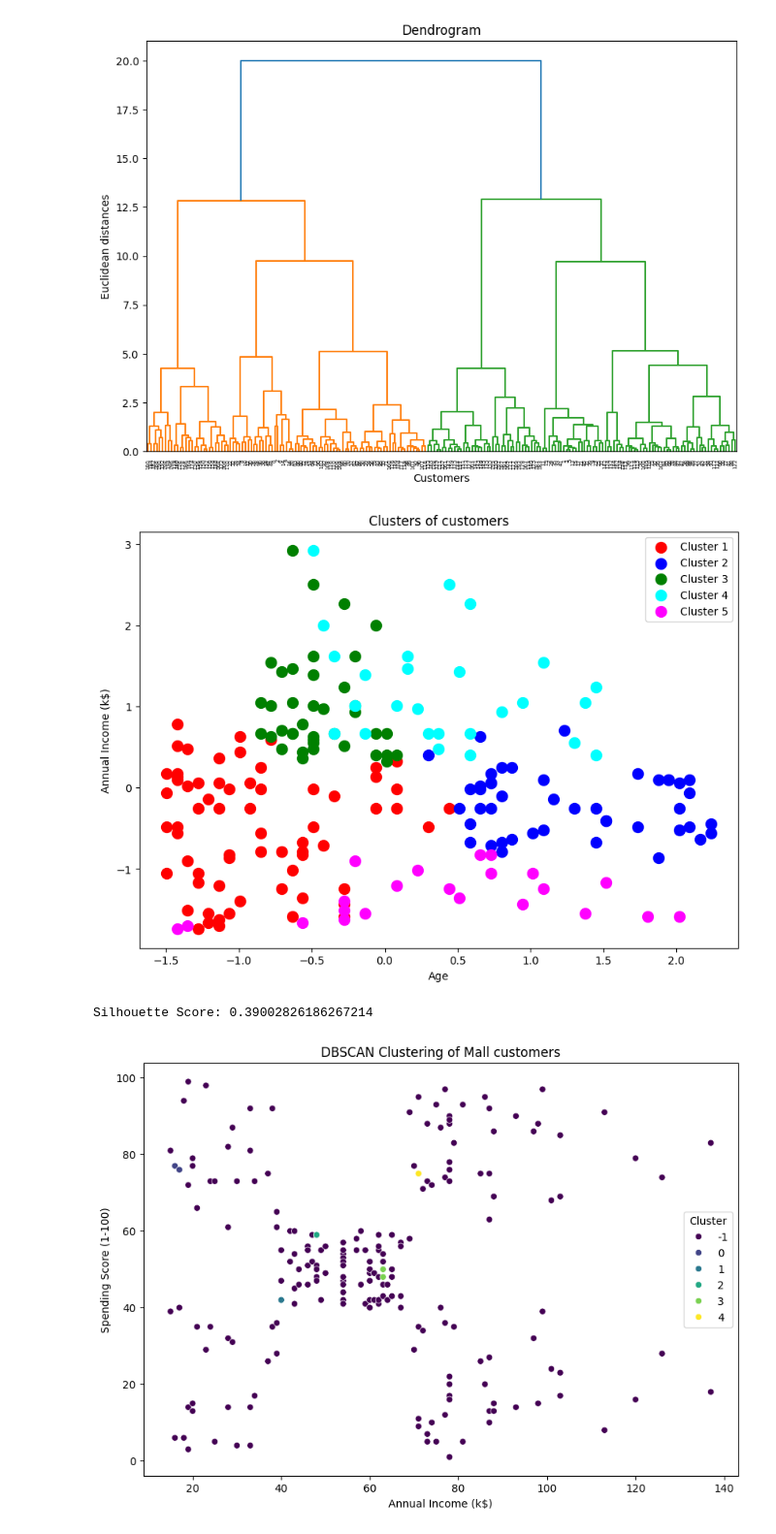
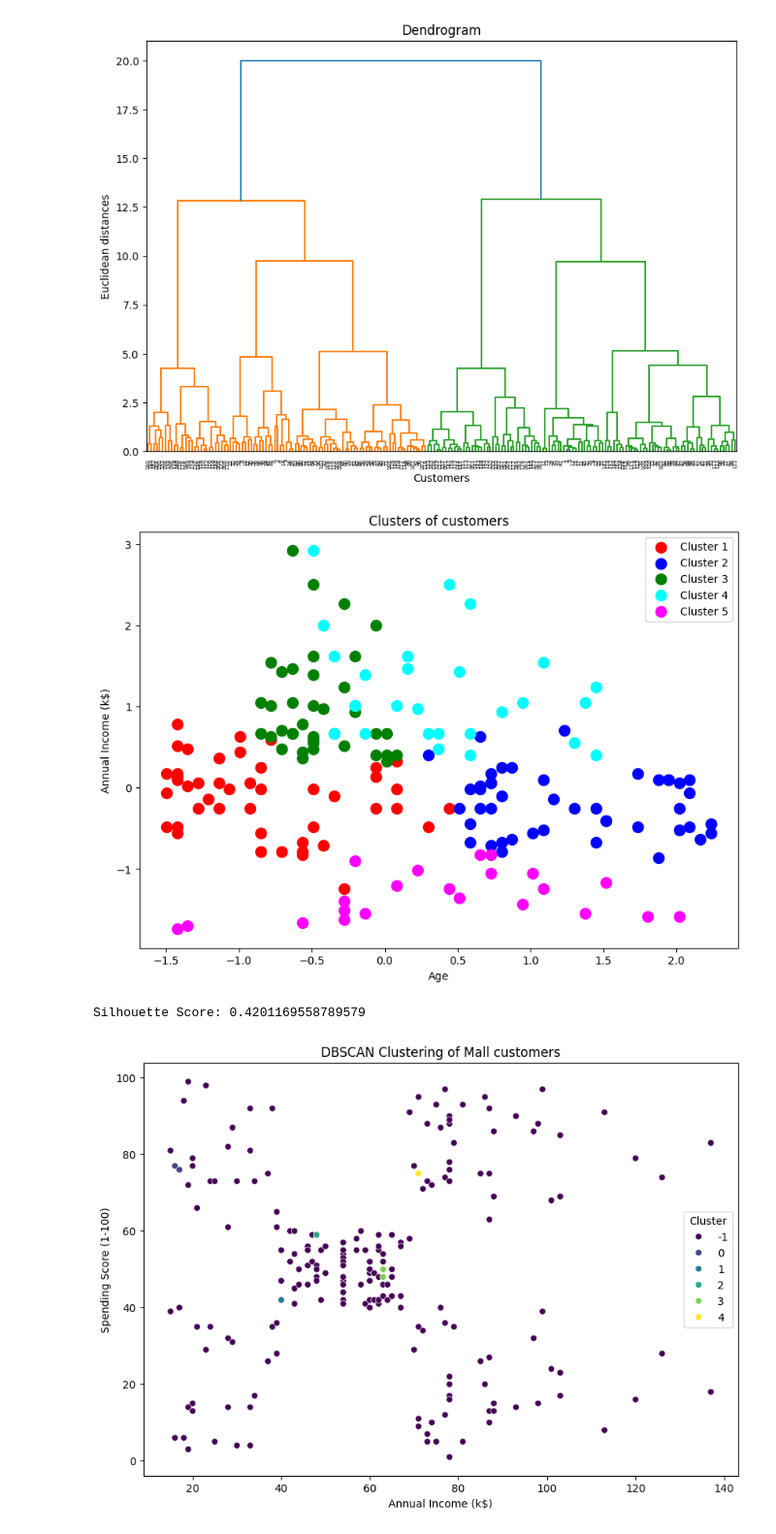
Before and after one commit to bubpen/sparta, a Jupyter notebook: machine_learning/unsupervised_learning/unsuprvised_learning.ipynb, the cells around one changed output. Shown: that part at 97% size. Saved outputs shown, nothing was run; the diff lists cells and outputs as text; code cells hidden in the pictures.

```diff
--- a/machine_learning/unsupervised_learning/unsuprvised_learning.ipynb
+++ b/machine_learning/unsupervised_learning/unsuprvised_learning.ipynb
@@ -143,25 +143,25 @@ plt.show()
 [figure]
 # %%
 # 계층적 군집화 모델 생성
-hc = AgglomerativeClustering(n_clusters = 5, metric = 'euclidean', linkage = 'ward')
+hc = AgglomerativeClustering(n_clusters = 6, metric = 'euclidean', linkage = 'ward')
 
 # 계층적 군집화 모델 적용
 y_hc = hc.fit_predict(df_scaled)
 
 # 계층적 군집화 결과 시각화 (나이 vs 연봉)
 plt.figure(figsize = (10,7))
 plt.scatter(df_scaled[y_hc == 0, 0], df_scaled[y_hc == 0, 1], s = 100,c = 'red', label = 'Cluster 1' )
 plt.scatter(df_scaled[y_hc == 1, 0], df_scaled[y_hc == 1, 1], s = 100, c = 'blue', label = 'Cluster 2')
 plt.scatter(df_scaled[y_hc == 2, 0], df_scaled[y_hc == 2, 1], s = 100, c = 'green', label = 'Cluster 3')
 plt.scatter(df_scaled[y_hc == 3, 0], df_scaled[y_hc == 3, 1], s = 100, c = 'cyan', label = 'Cluster 4')
 plt.scatter(df_scaled[y_hc == 4, 0], df_scaled[y_hc == 4, 1], s = 100, c = 'magenta', label = 'Cluster 5')
 plt.title('Clusters of customers')
 plt.xlabel('Age')
 plt.ylabel('Annual Income (k$)')
 plt.legend()
 plt.show()
 # %% [output]
-[figure, old version]
+[figure, new version]
 # %%
 # 실루엣 계수를 통해 클러스터링 성능 평가
 
@@ -170,7 +170,7 @@ plt.show()
 silhouette_avg = silhouette_score(df_scaled, y_hc)
 print(f'Silhouette Score: {silhouette_avg}')
 # %% [output]
-Silhouette Score: 0.39002826186267214
+Silhouette Score: 0.4201169558789579
 # %%
 # DBSCAN 군집화 모델 생성
 from sklearn.cluster import DBSCAN
```
